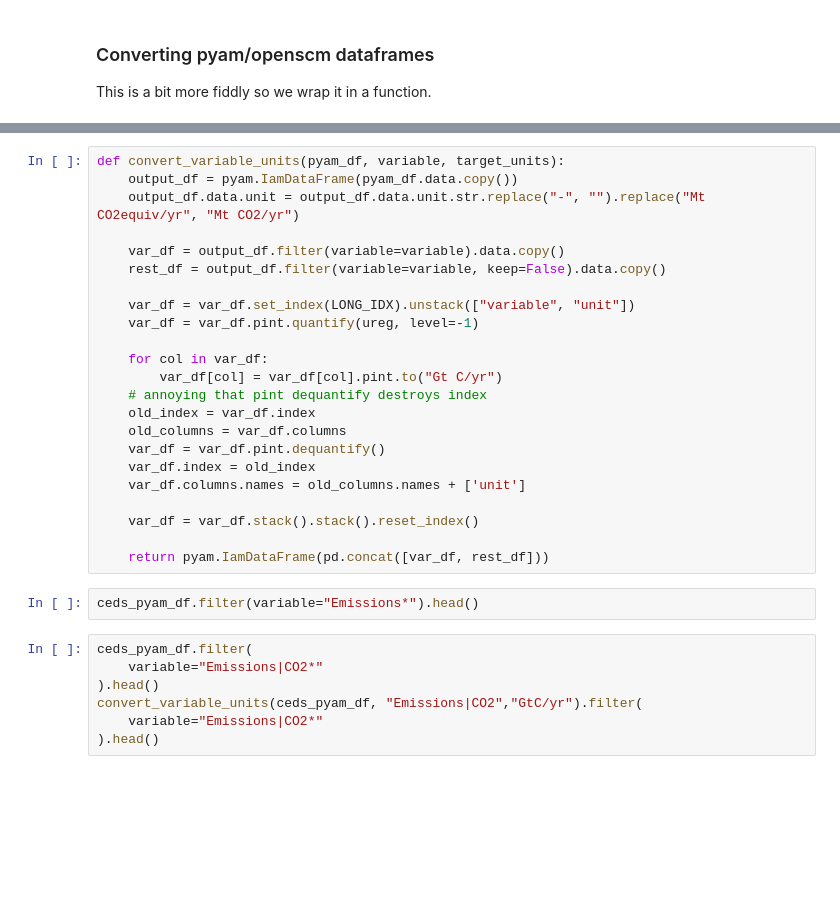
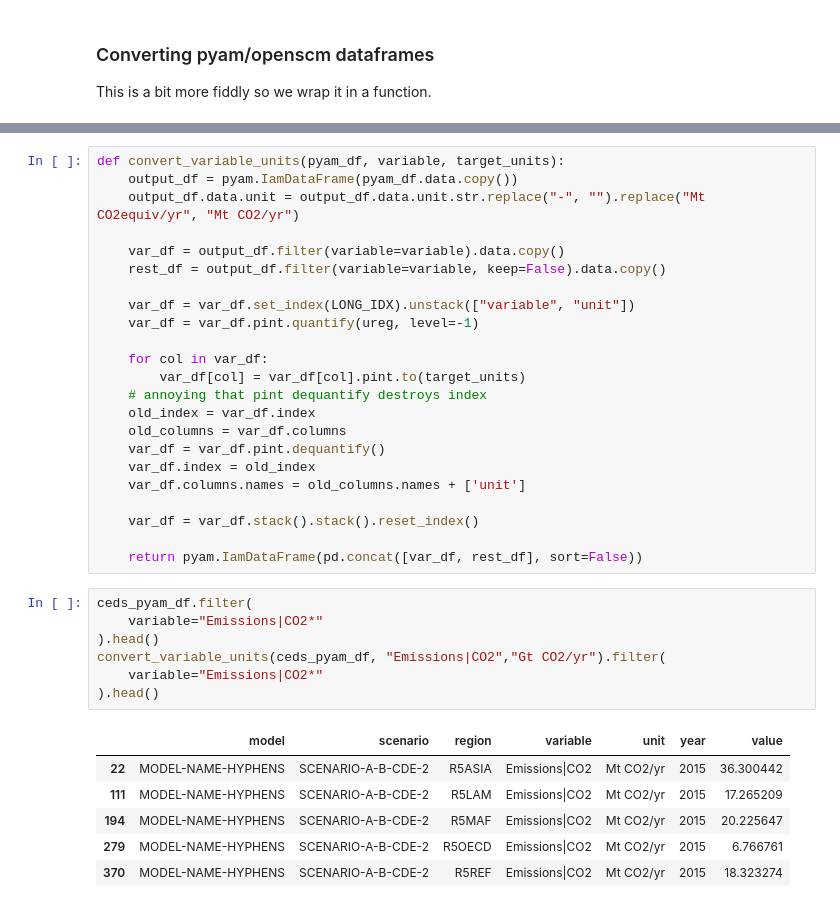
Before and after one commit to openscm/pymagicc, a Jupyter notebook: notebooks/running-CEDS-scenarios.ipynb, the cells around one changed output, grey strips where cells are left out. Cells and saved outputs as stored; diff of their text form; blank space fills up the shorter version.

```diff
--- a/notebooks/running-CEDS-scenarios.ipynb
+++ b/notebooks/running-CEDS-scenarios.ipynb
@@ -560,7 +609,7 @@ def convert_variable_units(pyam_df, variable, target_units):
     var_df = var_df.pint.quantify(ureg, level=-1)
 
     for col in var_df:
-        var_df[col] = var_df[col].pint.to("Gt C/yr")
+        var_df[col] = var_df[col].pint.to(target_units)
     # annoying that pint dequantify destroys index
     old_index = var_df.index
     old_columns = var_df.columns
@@ -570,13 +619,18 @@ def convert_variable_units(pyam_df, variable, target_units):
 
     var_df = var_df.stack().stack().reset_index()
 
-    return pyam.IamDataFrame(pd.concat([var_df, rest_df]))
+    return pyam.IamDataFrame(pd.concat([var_df, rest_df], sort=False))
-# %%
-ceds_pyam_df.filter(variable="Emissions*").head()
 # %%
 ceds_pyam_df.filter(
     variable="Emissions|CO2*"
 ).head()
-convert_variable_units(ceds_pyam_df, "Emissions|CO2","GtC/yr").filter(
+convert_variable_units(ceds_pyam_df, "Emissions|CO2","Gt CO2/yr").filter(
     variable="Emissions|CO2*"
 ).head()
+# %% [output]
+|  | model | scenario | region | variable | unit | year | value |
+| 22 | MODEL-NAME-HYPHENS | SCENARIO-A-B-CDE-2 | R5ASIA | Emissions|CO2 | Mt CO2/yr | 2015 | 36.300442 |
+| 111 | MODEL-NAME-HYPHENS | SCENARIO-A-B-CDE-2 | R5LAM | Emissions|CO2 | Mt CO2/yr | 2015 | 17.265209 |
+| 194 | MODEL-NAME-HYPHENS | SCENARIO-A-B-CDE-2 | R5MAF | Emissions|CO2 | Mt CO2/yr | 2015 | 20.225647 |
+| 279 | MODEL-NAME-HYPHENS | SCENARIO-A-B-CDE-2 | R5OECD | Emissions|CO2 | Mt CO2/yr | 2015 | 6.766761 |
+| 370 | MODEL-NAME-HYPHENS | SCENARIO-A-B-CDE-2 | R5REF | Emissions|CO2 | Mt CO2/yr | 2015 | 18.323274 |
```
Also changed, not shown: parts of 7 cells of this notebook, 1 other file.
